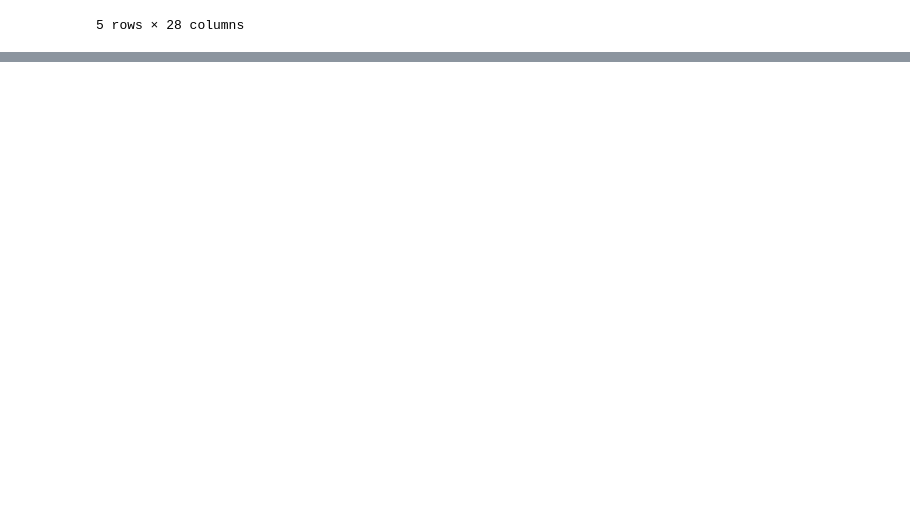
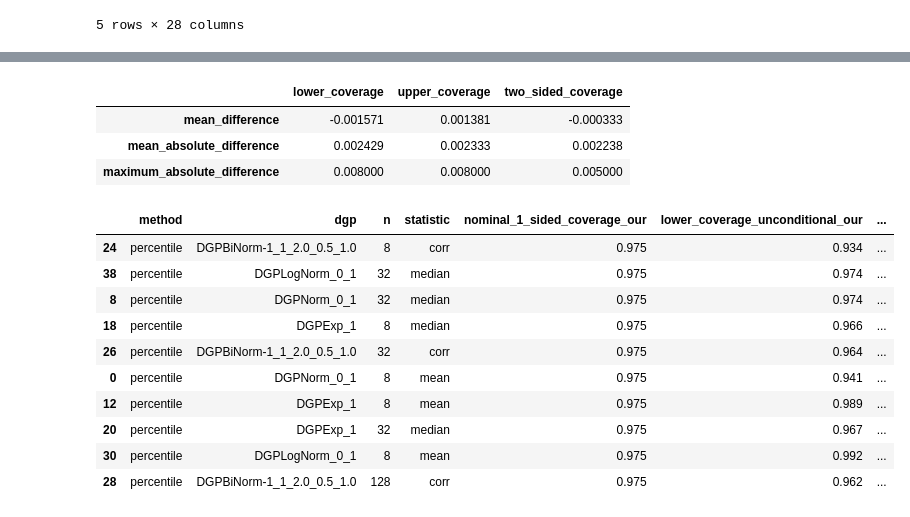
Before and after one commit to enejH04/bootstrap-inference, a Jupyter notebook: performance_validation/comparison.ipynb, the cells around one changed output, grey strips where cells are left out. Drawn from its saved outputs; the diff is of its cells as text; code cells hidden in the pictures; blank space fills up the shorter version.

```diff
--- a/performance_validation/comparison.ipynb
+++ b/performance_validation/comparison.ipynb
@@ -110,0 +114,60 @@ coverage_summary
+# %%
+# Double method
+double_df = comparison[comparison["method"] == "double"]
+
+coverage_summary_double = pd.DataFrame(
+    {
+        column: {
+            "mean_difference": double_df[
+                f"{column}_unconditional_difference"
+            ].mean(),
+            "mean_absolute_difference": double_df[
+                f"{column}_unconditional_difference"
+            ]
+            .abs()
+            .mean(),
+            "maximum_absolute_difference": double_df[
+                f"{column}_unconditional_difference"
+            ]
+            .abs()
+            .max(),
+        }
+        for column in coverage_columns
+    }
+)
+coverage_summary_double
+# %% [output]
+|  | lower_coverage | upper_coverage | two_sided_coverage |
+| mean_difference | -0.001571 | 0.001381 | -0.000333 |
+| mean_absolute_difference | 0.002429 | 0.002333 | 0.002238 |
+| maximum_absolute_difference | 0.008000 | 0.008000 | 0.005000 |
+# %%
+keys = ["method", "dgp", "n", "statistic"]
+# %%
+largest_lower_difference = comparison.assign(
+    absolute_difference=comparison[
+        "lower_coverage_unconditional_difference"
+    ].abs()
+).sort_values(by="absolute_difference", ascending=False)
+
+largest_lower_difference[
+    [
+        *keys,
+        "nominal_1_sided_coverage_our",
+        "lower_coverage_unconditional_our",
+        "lower_coverage_unconditional_ref",
+        "lower_coverage_unconditional_difference",
+    ]
+][largest_lower_difference["method"] == "percentile"].head(10)
+# %% [output]
+|  | method | dgp | n | statistic | nominal_1_sided_coverage_our | lower_coverage_unconditional_our | ... |
+| 24 | percentile | DGPBiNorm-1_1_2.0_0.5_1.0 | 8 | corr | 0.975 | 0.934 | ... |
+| 38 | percentile | DGPLogNorm_0_1 | 32 | median | 0.975 | 0.974 | ... |
+| 8 | percentile | DGPNorm_0_1 | 32 | median | 0.975 | 0.974 | ... |
+| 18 | percentile | DGPExp_1 | 8 | median | 0.975 | 0.966 | ... |
+| 26 | percentile | DGPBiNorm-1_1_2.0_0.5_1.0 | 32 | corr | 0.975 | 0.964 | ... |
+| 0 | percentile | DGPNorm_0_1 | 8 | mean | 0.975 | 0.941 | ... |
+| 12 | percentile | DGPExp_1 | 8 | mean | 0.975 | 0.989 | ... |
+| 20 | percentile | DGPExp_1 | 32 | median | 0.975 | 0.967 | ... |
+| 30 | percentile | DGPLogNorm_0_1 | 8 | mean | 0.975 | 0.992 | ... |
+| 28 | percentile | DGPBiNorm-1_1_2.0_0.5_1.0 | 128 | corr | 0.975 | 0.962 | ... |
```
Also changed, not shown: parts of 8 cells of this notebook.
